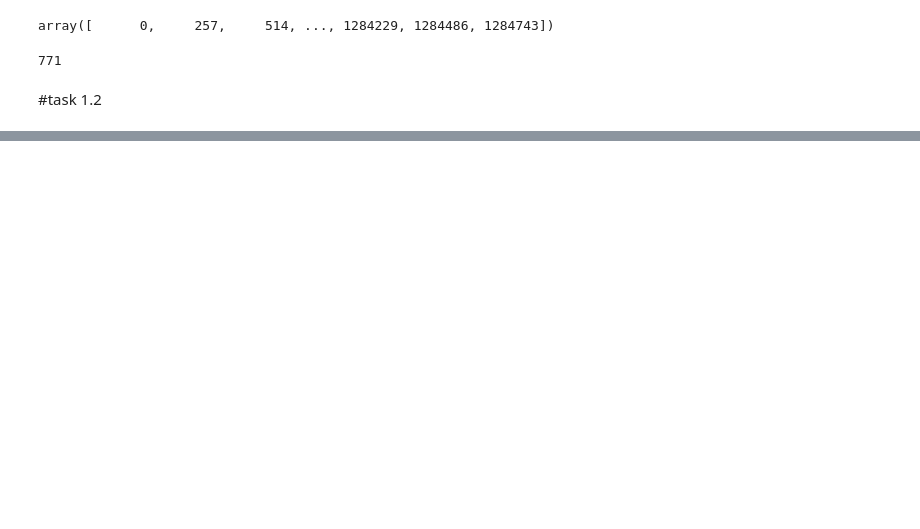
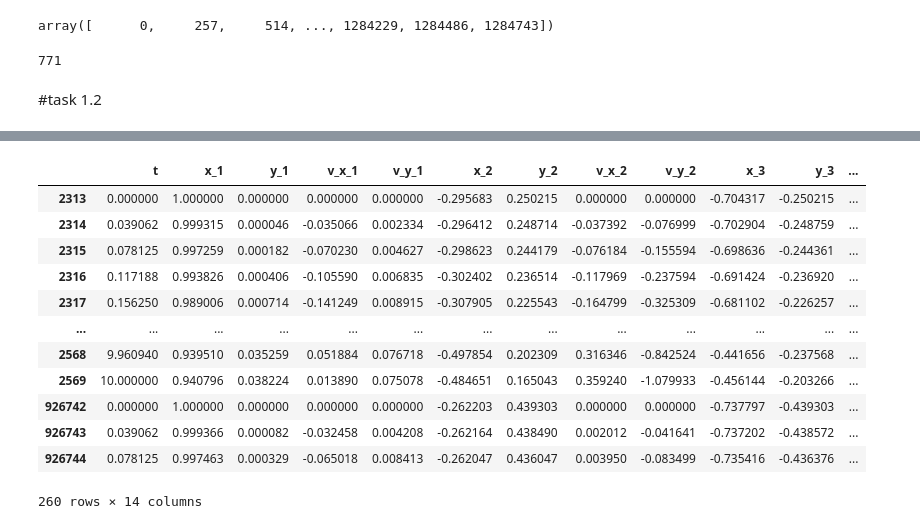
Before and after one commit to PLONTZNathan/MachineLearning_Assignment1, a Jupyter notebook: src/task1.ipynb, the cells around one changed output, grey strips where cells are left out. Cells and saved outputs as stored; diff of their text form; code cells hidden in the pictures; blank space fills up the shorter version.

```diff
--- a/src/task1.ipynb
+++ b/src/task1.ipynb
@@ -165,0 +261,16 @@ train_after_split.head(260)
+# %%
+validation_after_split.head(260)
+# %% [output]
+|  | t | x_1 | y_1 | v_x_1 | v_y_1 | x_2 | y_2 | v_x_2 | v_y_2 | x_3 | y_3 | ... |
+| 2313 | 0.000000 | 1.000000 | 0.000000 | 0.000000 | 0.000000 | -0.295683 | 0.250215 | 0.000000 | 0.000000 | -0.704317 | -0.250215 | ... |
+| 2314 | 0.039062 | 0.999315 | 0.000046 | -0.035066 | 0.002334 | -0.296412 | 0.248714 | -0.037392 | -0.076999 | -0.702904 | -0.248759 | ... |
+| 2315 | 0.078125 | 0.997259 | 0.000182 | -0.070230 | 0.004627 | -0.298623 | 0.244179 | -0.076184 | -0.155594 | -0.698636 | -0.244361 | ... |
+| 2316 | 0.117188 | 0.993826 | 0.000406 | -0.105590 | 0.006835 | -0.302402 | 0.236514 | -0.117969 | -0.237594 | -0.691424 | -0.236920 | ... |
+| 2317 | 0.156250 | 0.989006 | 0.000714 | -0.141249 | 0.008915 | -0.307905 | 0.225543 | -0.164799 | -0.325309 | -0.681102 | -0.226257 | ... |
+| ... | ... | ... | ... | ... | ... | ... | ... | ... | ... | ... | ... | ... |
+| 2568 | 9.960940 | 0.939510 | 0.035259 | 0.051884 | 0.076718 | -0.497854 | 0.202309 | 0.316346 | -0.842524 | -0.441656 | -0.237568 | ... |
+| 2569 | 10.000000 | 0.940796 | 0.038224 | 0.013890 | 0.075078 | -0.484651 | 0.165043 | 0.359240 | -1.079933 | -0.456144 | -0.203266 | ... |
+| 926742 | 0.000000 | 1.000000 | 0.000000 | 0.000000 | 0.000000 | -0.262203 | 0.439303 | 0.000000 | 0.000000 | -0.737797 | -0.439303 | ... |
+| 926743 | 0.039062 | 0.999366 | 0.000082 | -0.032458 | 0.004208 | -0.262164 | 0.438490 | 0.002012 | -0.041641 | -0.737202 | -0.438572 | ... |
+| 926744 | 0.078125 | 0.997463 | 0.000329 | -0.065018 | 0.008413 | -0.262047 | 0.436047 | 0.003950 | -0.083499 | -0.735416 | -0.436376 | ... |
+260 rows × 14 columns
```
Also changed, not shown: parts of 14 cells of this notebook.
